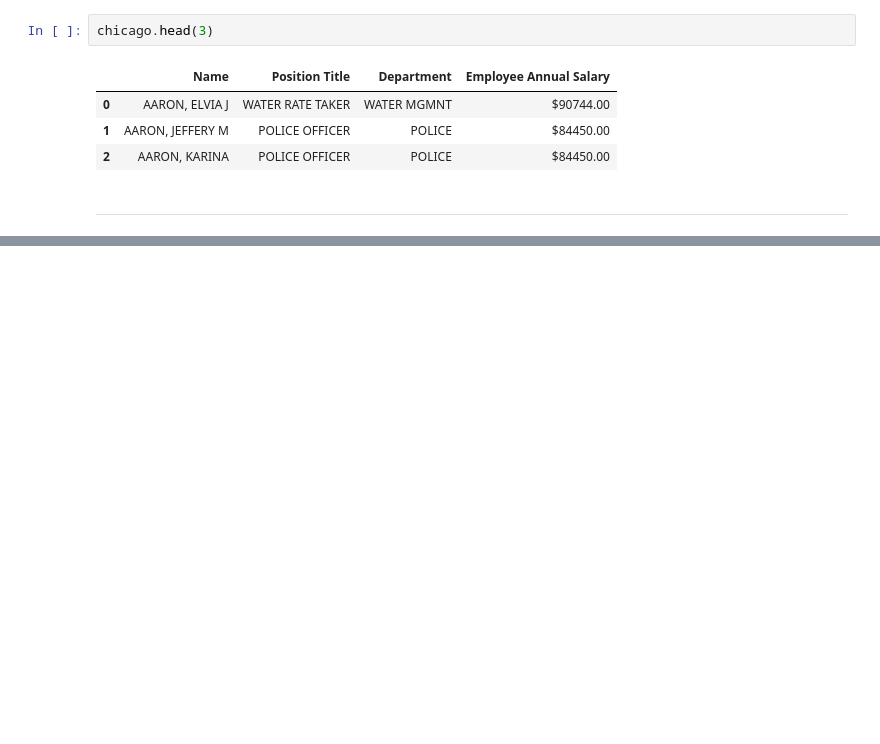
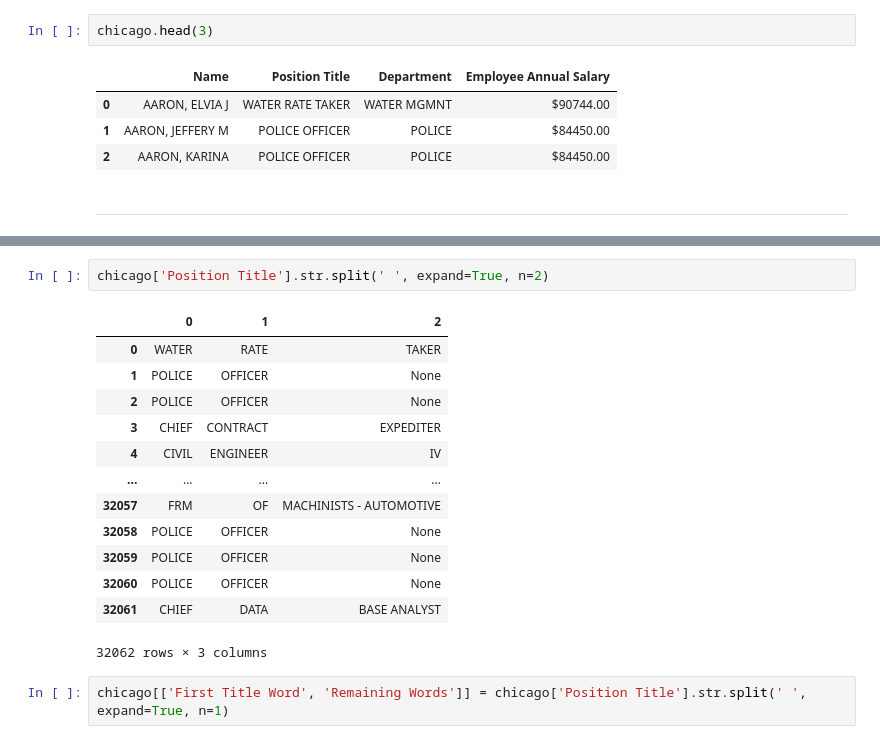
Before and after one commit to ptyadana/Data-Science-and-Machine-Learning-Projects-Dojo, a Jupyter notebook: Pandas - Data Analysis with Pandas and Python - BP/06_Working_with_Text_Data.ipynb, the cells around one changed output, grey strips where cells are left out. Cells and saved outputs as stored; diff of their text form; blank space fills up the shorter version.

```diff
--- a/Pandas - Data Analysis with Pandas and Python - BP/06_Working_with_Text_Data.ipynb
+++ b/Pandas - Data Analysis with Pandas and Python - BP/06_Working_with_Text_Data.ipynb
@@ -377,0 +634,18 @@ chicago.head(3)
+# %%
+chicago['Position Title'].str.split(' ', expand=True, n=2)
+# %% [output]
+|  | 0 | 1 | 2 |
+| 0 | WATER | RATE | TAKER |
+| 1 | POLICE | OFFICER | None |
+| 2 | POLICE | OFFICER | None |
+| 3 | CHIEF | CONTRACT | EXPEDITER |
+| 4 | CIVIL | ENGINEER | IV |
+| ... | ... | ... | ... |
+| 32057 | FRM | OF | MACHINISTS - AUTOMOTIVE |
+| 32058 | POLICE | OFFICER | None |
+| 32059 | POLICE | OFFICER | None |
+| 32060 | POLICE | OFFICER | None |
+| 32061 | CHIEF | DATA | BASE ANALYST |
+32062 rows × 3 columns
+# %%
+chicago[['First Title Word', 'Remaining Words']] = chicago['Position Title'].str.split(' ', expand=True, n=1)
```
Also changed, not shown: parts of 38 cells of this notebook.
